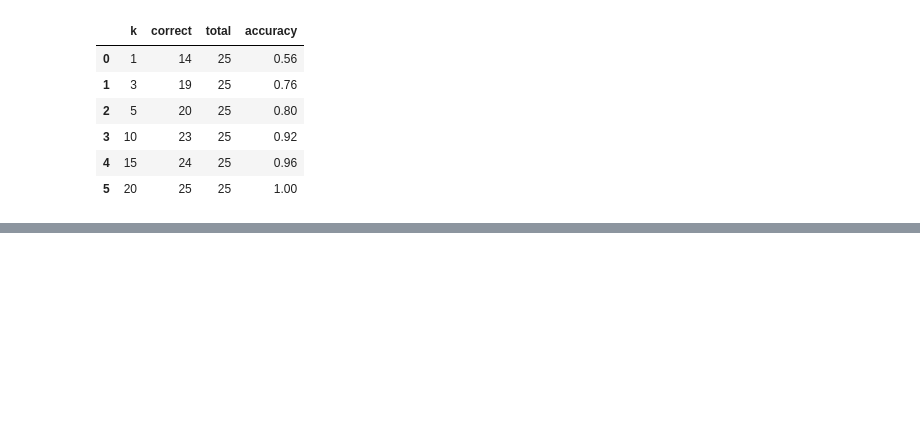
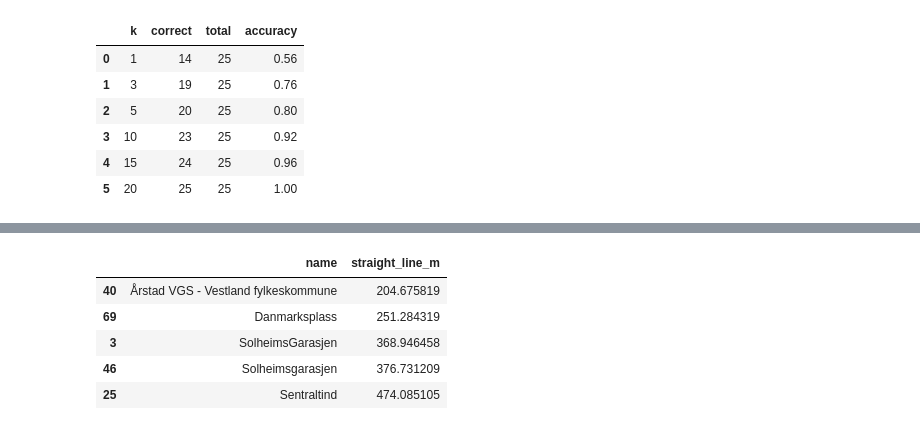
Before and after one commit to hcloenne/nearest-ev-charger, a Jupyter notebook: notebooks/road_network_routing.ipynb, the cells around one changed output, grey strips where cells are left out. Saved outputs shown, nothing was run; the diff lists cells and outputs as text; code cells hidden in the pictures; blank space fills up the shorter version.

```diff
--- a/notebooks/road_network_routing.ipynb
+++ b/notebooks/road_network_routing.ipynb
@@ -1009,0 +1148,37 @@ summary_df
+# %%
+false_case = results_k5.loc[
+    ~results_k5["correct"]
+].iloc[0]
+
+start_idx = false_case["start_idx"]
+k = int(false_case["k"])
+
+chargers_utm = chargers_routable.to_crs(25832)
+start_points_utm = start_points_gdf.to_crs(25832)
+
+start_geometry = start_points_utm.loc[start_idx].geometry
+
+straight_distances = chargers_utm.geometry.distance(
+    start_geometry
+)
+
+candidate_indices = straight_distances.nsmallest(k).index
+
+candidates = chargers_routable.loc[candidate_indices].copy()
+
+candidates["straight_line_m"] = straight_distances.loc[
+    candidate_indices
+]
+
+candidates = candidates.sort_values("straight_line_m")
+
+candidates[
+    ["name", "straight_line_m"]
+]
+# %% [output]
+|  | name | straight_line_m |
+| 40 | Årstad VGS - Vestland fylkeskommune | 204.675819 |
+| 69 | Danmarksplass | 251.284319 |
+| 3 | SolheimsGarasjen | 368.946458 |
+| 46 | Solheimsgarasjen | 376.731209 |
+| 25 | Sentraltind | 474.085105 |
```
Also changed, not shown: parts of 10 cells of this notebook.
